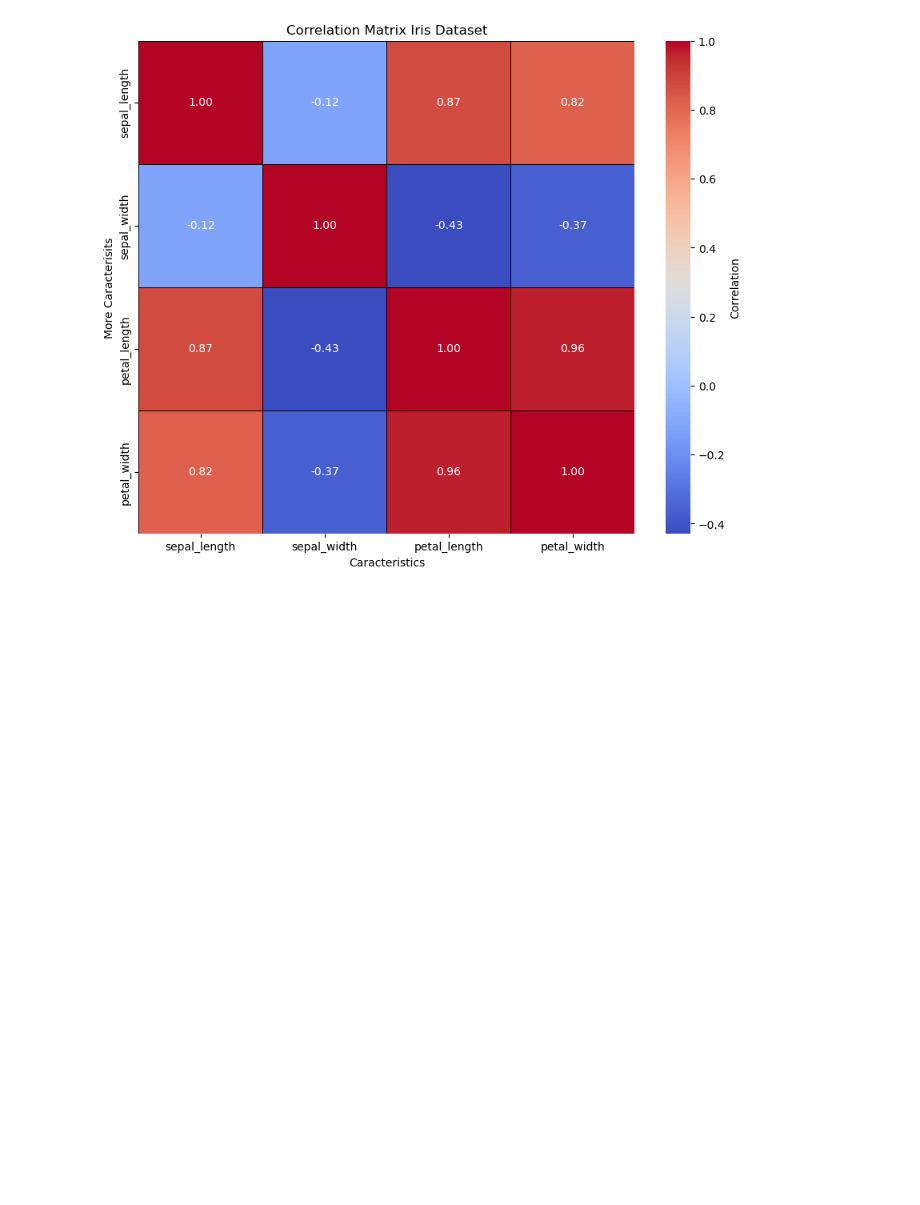
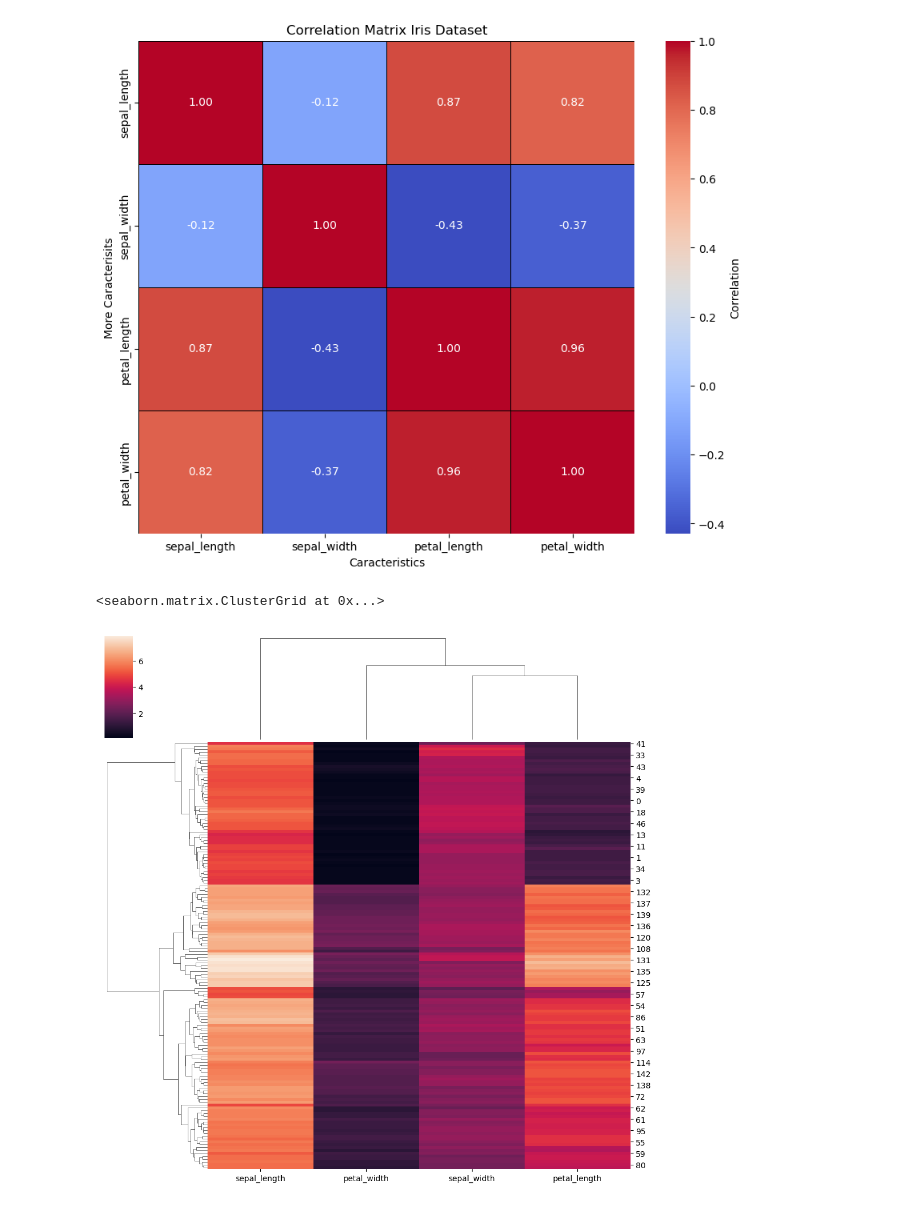
Before and after one commit to jorgeordovi/graph_pairplots, a Jupyter notebook: pairplots_sns.ipynb, the cells around one changed output. Saved outputs shown, nothing was run; the diff lists cells and outputs as text; code cells hidden in the pictures; blank space fills up the shorter version.

```diff
--- a/pairplots_sns.ipynb
+++ b/pairplots_sns.ipynb
@@ -58,3 +58,9 @@ plt.ylabel('More Caracterisits')
 plt.show()
 # %% [output]
 [figure]
+# %%
+species = iris.pop('species')
+sns.clustermap(iris)
+# %% [output]
+<seaborn.matrix.ClusterGrid at 0x...>
+[figure, added]
```
Also changed, not shown: parts of 7 cells of this notebook.
